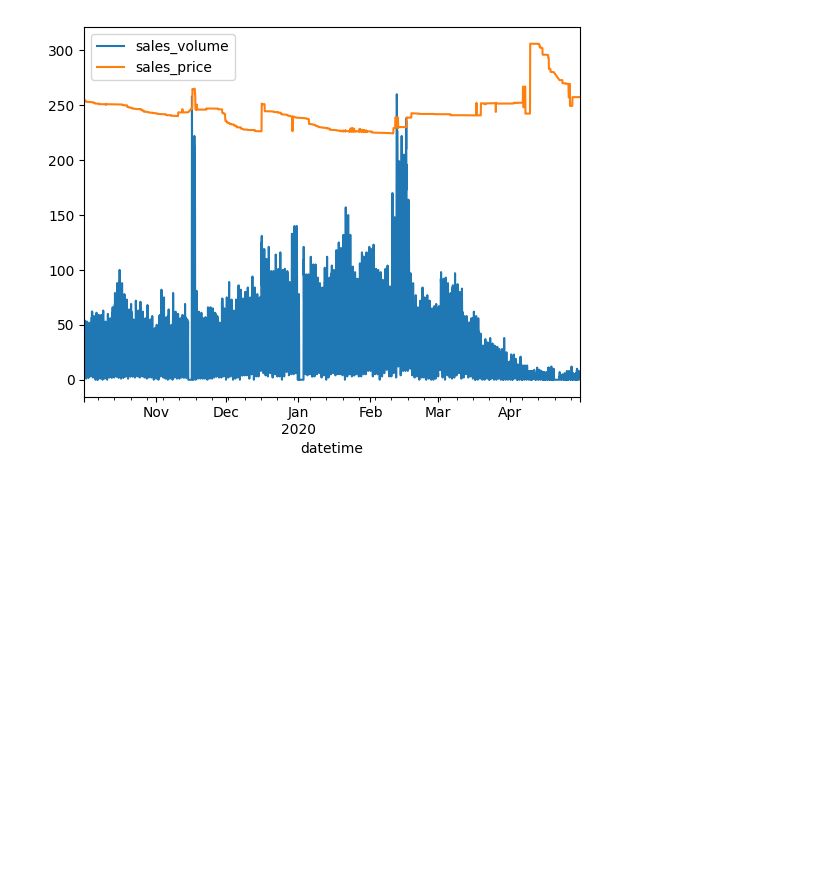
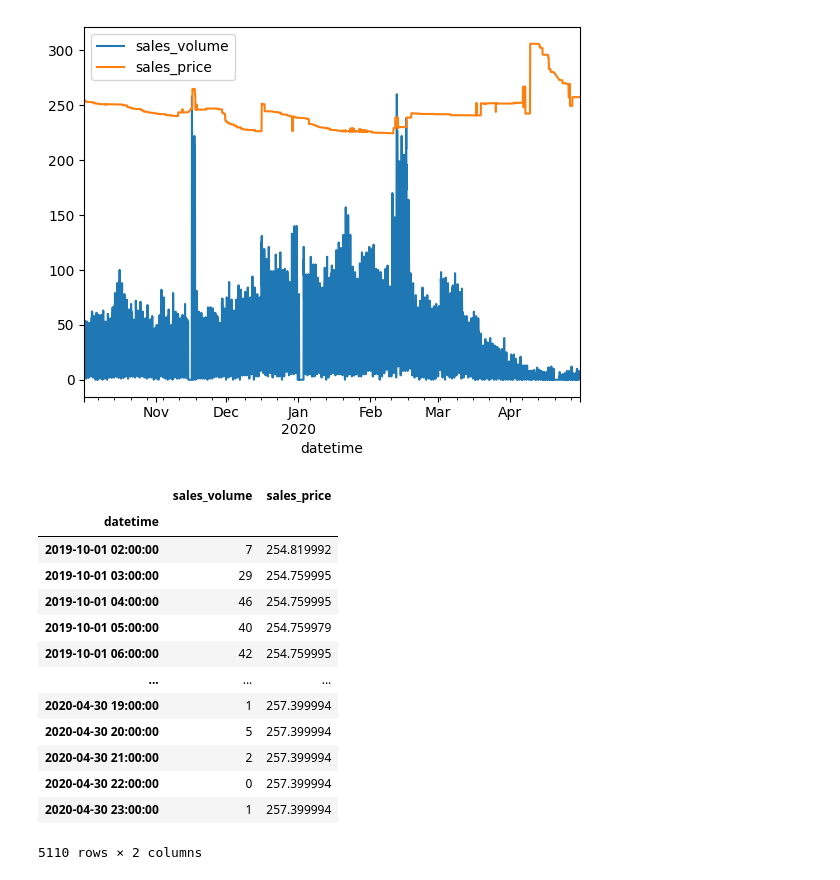
Before and after one commit to boostcampaitech7/level4-cv-finalproject-hackathon-cv-02-lv3, a Jupyter notebook: Surrogate/AutoML/Dongjin/0208_eCommerce/train_test_split.ipynb, the cells around one changed output. Cells and saved outputs as stored; diff of their text form; code cells hidden in the pictures; blank space fills up the shorter version.

```diff
--- a/Surrogate/AutoML/Dongjin/0208_eCommerce/train_test_split.ipynb
+++ b/Surrogate/AutoML/Dongjin/0208_eCommerce/train_test_split.ipynb
@@ -62,6 +62,23 @@ new_df.plot()
 # %% [output]
 <Axes: xlabel='datetime'>
 [figure]
+# %%
+new_df
+# %% [output]
+|  | sales_volume | sales_price |
+| datetime |  |  |
+| 2019-10-01 02:00:00 | 7 | 254.819992 |
+| 2019-10-01 03:00:00 | 29 | 254.759995 |
+| 2019-10-01 04:00:00 | 46 | 254.759995 |
+| 2019-10-01 05:00:00 | 40 | 254.759979 |
+| 2019-10-01 06:00:00 | 42 | 254.759995 |
+| ... | ... | ... |
+| 2020-04-30 19:00:00 | 1 | 257.399994 |
+| 2020-04-30 20:00:00 | 5 | 257.399994 |
+| 2020-04-30 21:00:00 | 2 | 257.399994 |
+| 2020-04-30 22:00:00 | 0 | 257.399994 |
+| 2020-04-30 23:00:00 | 1 | 257.399994 |
+5110 rows × 2 columns
 # %%
 n_window = 5
 
```
Also changed, not shown: parts of 1 cell of this notebook, 9 other files.
